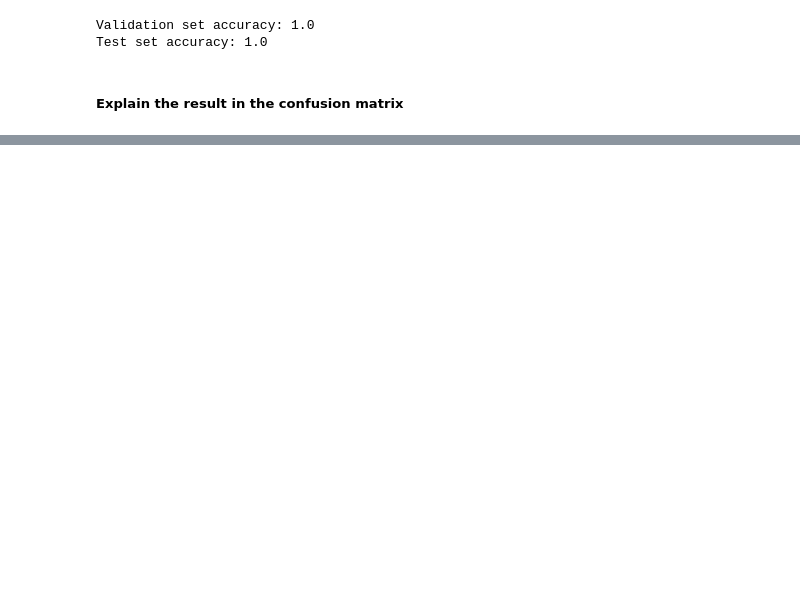
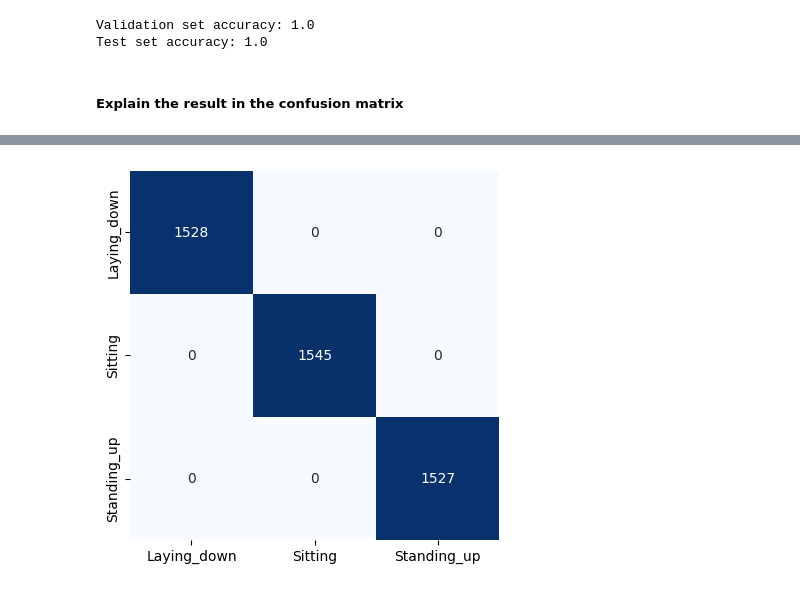
Before and after one commit to sathwikkannam/Machine-Learning-with-Data-Acquisition, a Jupyter notebook: Labs/Lab 2/knn.ipynb, the cells around one changed output, grey strips where cells are left out. Cells and saved outputs as stored; diff of their text form; code cells hidden in the pictures; blank space fills up the shorter version.

```diff
--- a/Labs/Lab 2/knn.ipynb
+++ b/Labs/Lab 2/knn.ipynb
@@ -230 +195,5 @@ accuracy_score(y_true=y_test, y_pred=y_pred)
+# %%
+X_test_sample = testing_set.drop('class', axis='columns')
+y_true_sample = testing_set['class']
+y_test_pred = grid.predict(X=X_test_sample)
 # %%
@@ -242,0 +210,4 @@ array([[958,   0,   0],
+# %%
+sns_cm(y_true_sample, y_test_pred)
+# %% [output]
+[figure, added]
```
Also changed, not shown: parts of 19 cells of this notebook, 12 other files.
